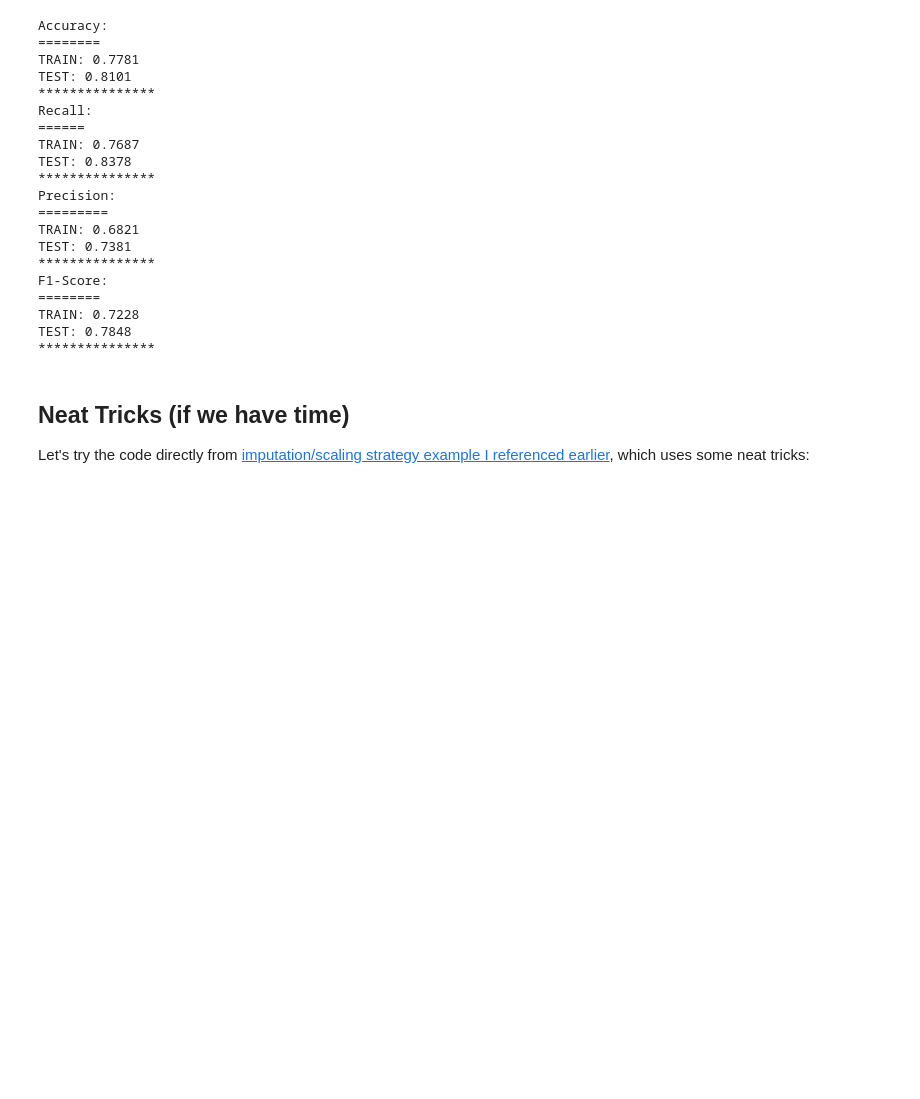
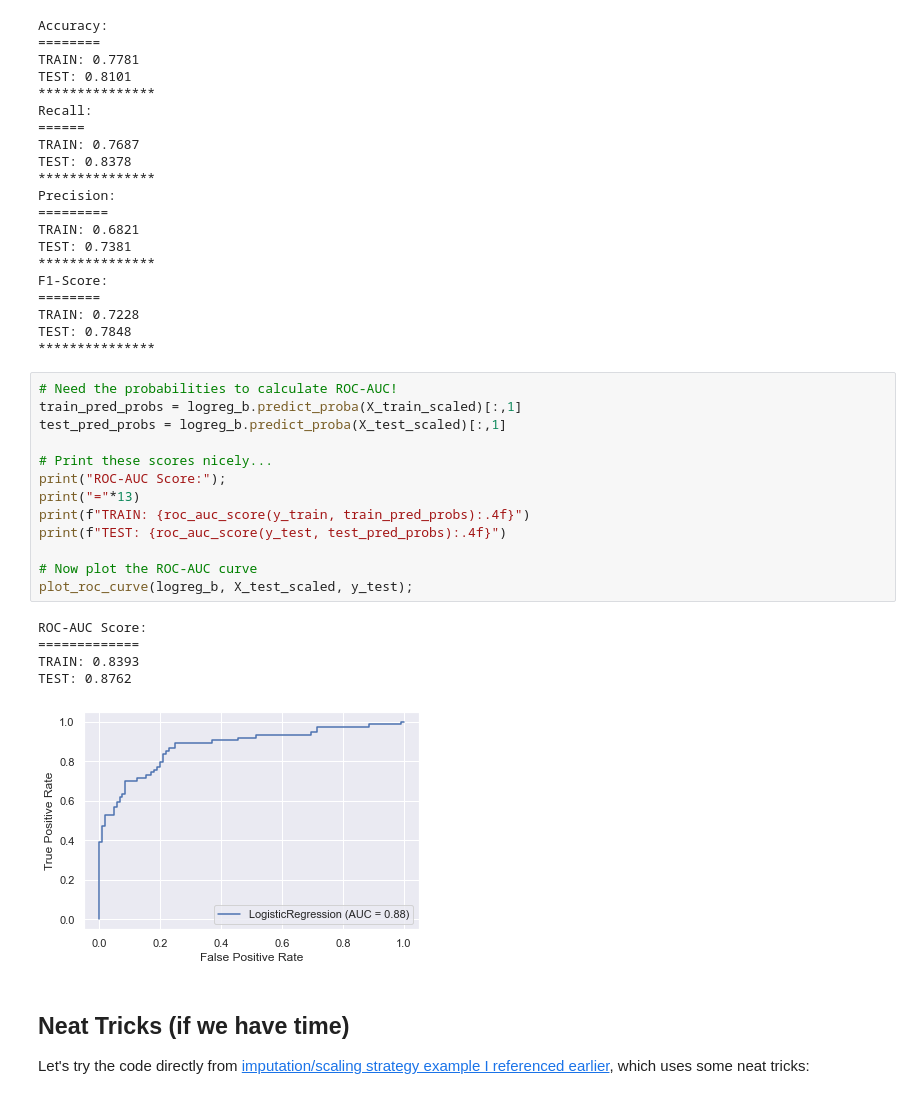
Before and after one commit to lindseyberlin/ds-lesson-hub, a Jupyter notebook: Phase3/ClassificationMetricsAndClassImbalance/Classification-Metrics-and-Class-Imbalance.ipynb, the cells around one changed output. Drawn from its saved outputs; the diff is of its cells as text; blank space fills up the shorter version.

```diff
--- a/Phase3/ClassificationMetricsAndClassImbalance/Classification-Metrics-and-Class-Imbalance.ipynb
+++ b/Phase3/ClassificationMetricsAndClassImbalance/Classification-Metrics-and-Class-Imbalance.ipynb
@@ -424,6 +473,25 @@ F1-Score:
 TRAIN: 0.7228
 TEST: 0.7848
 ***************
+# %%
+# Need the probabilities to calculate ROC-AUC!
+train_pred_probs = logreg_b.predict_proba(X_train_scaled)[:,1]
+test_pred_probs = logreg_b.predict_proba(X_test_scaled)[:,1]
+
+# Print these scores nicely...
+print("ROC-AUC Score:");
+print("="*13)
+print(f"TRAIN: {roc_auc_score(y_train, train_pred_probs):.4f}")
+print(f"TEST: {roc_auc_score(y_test, test_pred_probs):.4f}")
+
+# Now plot the ROC-AUC curve
+plot_roc_curve(logreg_b, X_test_scaled, y_test);
+# %% [output]
+ROC-AUC Score:
+=============
+TRAIN: 0.8393
+TEST: 0.8762
+[figure, added]
 # %% [markdown]
 ## Neat Tricks (if we have time)
 
```
Also changed, not shown: parts of 12 cells of this notebook, 5 other files.
